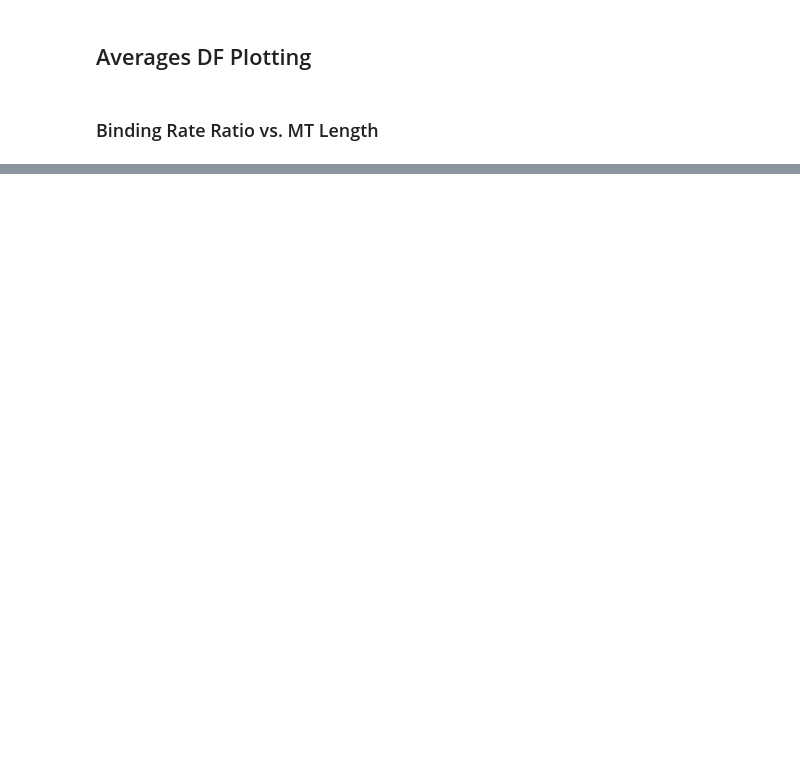
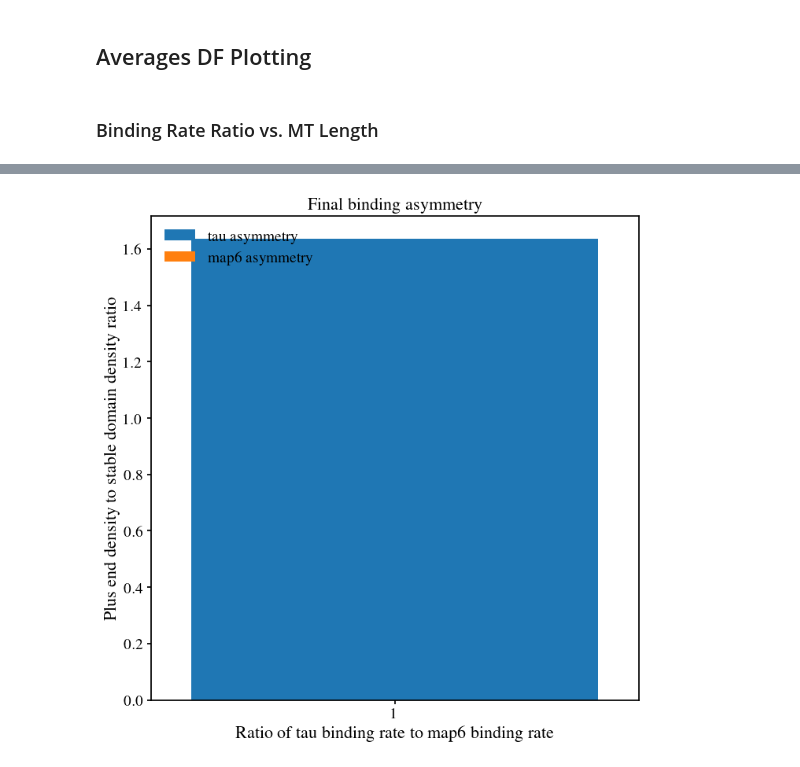
Before and after one commit to CWU-Computational-Biophysics/tau_mts, a Jupyter notebook: figures.ipynb, the cells around one changed output, grey strips where cells are left out. Cells and saved outputs as stored; diff of their text form; code cells hidden in the pictures; blank space fills up the shorter version.

```diff
--- a/figures.ipynb
+++ b/figures.ipynb
@@ -91,0 +121,37 @@ KeyError: 'L'
+# %%
+# make a grouped bar plot of binding asymmetry
+# on the horizontal: ratio of tau binding rate to map6 binding rate
+# on the vertical:
+# 1. tau plus end density to stable domain density ratio (tauasymm)
+# 2. map6 plus end density to stable domain density ratio (mapasymm)
+
+# define the group data and group labels
+group_data = {"tau asymmetry": data_avg_df["tau_plus_end_asym"], "map6 asymmetry": data_avg_df["map6_plus_end_asym"]}
+group_labels = data_avg_df.index
+
+# define the figure
+fig, ax = plt.subplots()
+
+# plot the data
+fig, ax = grouped_bar_plot(
+    fig, ax,
+    group_data,
+    group_labels,
+    multiplier=1,
+    colors=DEFAULT_COLORMAP)
+
+# add a margin via xmargin to the x axis
+ax.margins(x=0.1)
+
+# set the labels
+ax.set_xlabel(r"Ratio of tau binding rate to map6 binding rate")
+ax.set_ylabel(r"Plus end density to stable domain density ratio")
+ax.set_title(r"Final binding asymmetry")
+
+# set the legend
+ax.legend(loc="upper left")
+
+# save the figure
+fig.savefig(FIGURE_DIR / r"asymm_effect")
+# %% [output]
+[figure, added]
```
Also changed, not shown: parts of 21 cells of this notebook, 38 other files.
